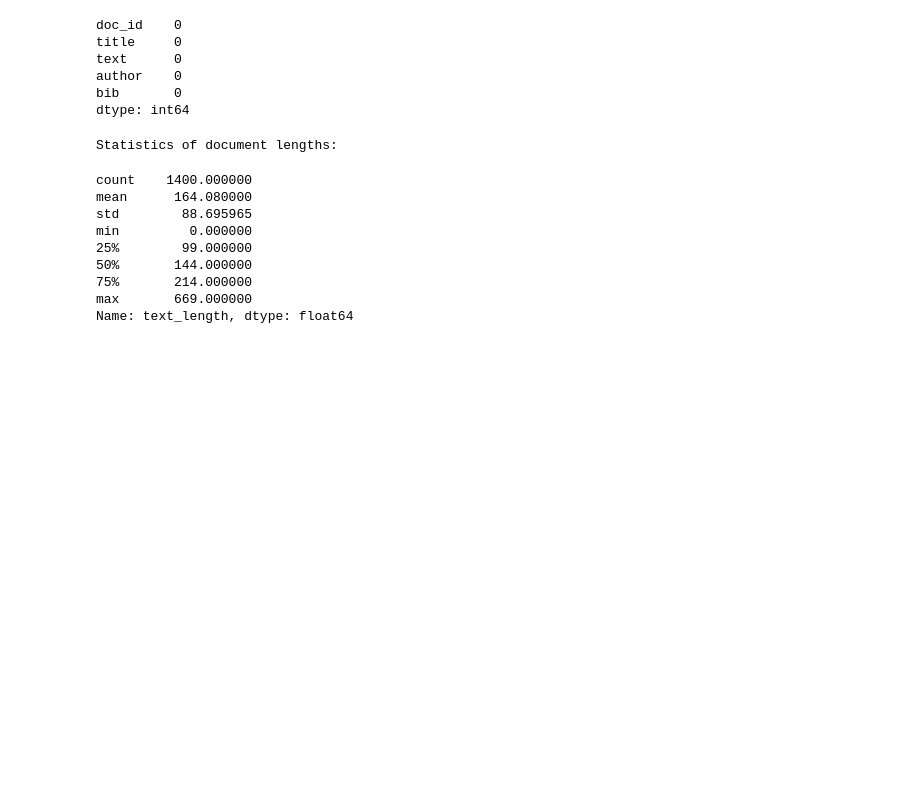
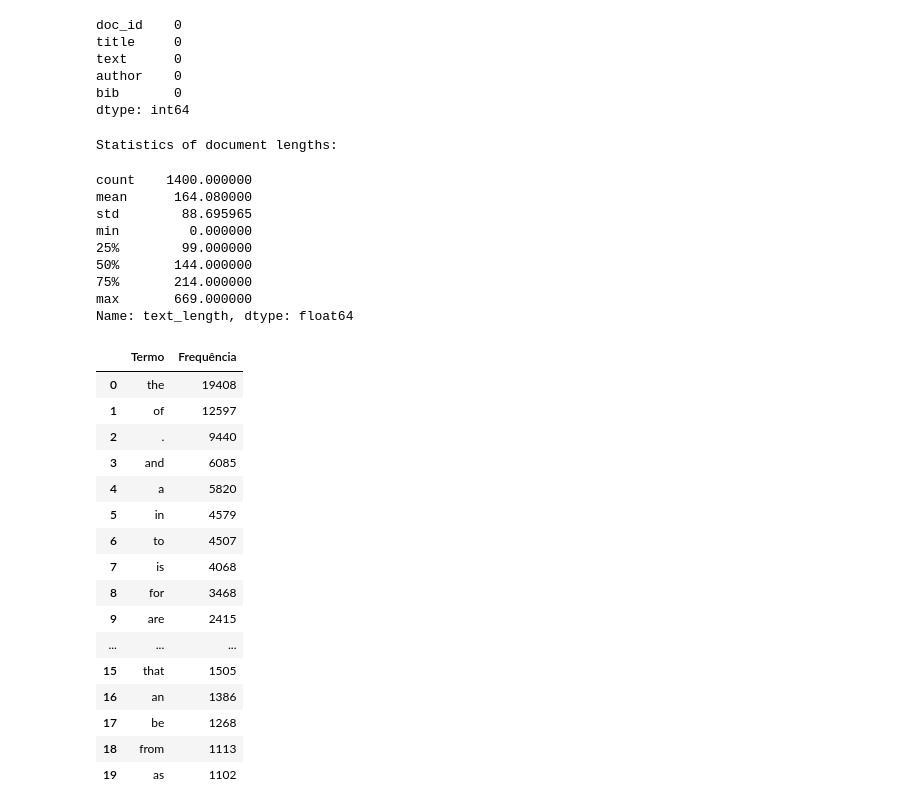
Before and after one commit to amandabzcosta/cranfield-info-retrieval, a Jupyter notebook: notebooks/01_exploratory_analysis.ipynb, the cells around one changed output. Saved outputs shown, nothing was run; the diff lists cells and outputs as text; code cells hidden in the pictures; blank space fills up the shorter version.

```diff
--- a/notebooks/01_exploratory_analysis.ipynb
+++ b/notebooks/01_exploratory_analysis.ipynb
@@ -86,3 +131,29 @@ min         0.000000
 75%       214.000000
 max       669.000000
 Name: text_length, dtype: float64
+# %%
+# Union of all words in the documents, converted to lowercase and split into individual words
+all_words = ' '.join(df_docs['text'].dropna()).lower().split()
+words_count = Counter(all_words)
+
+# Create a DataFrame to display the 20 most common words in the documents along with their frequencies
+df_freq = pd.DataFrame(words_count.most_common(20), columns=['Termo', 'Frequência'])
+display(df_freq)
+# %% [output]
+|  | Termo | Frequência |
+| 0 | the | 19408 |
+| 1 | of | 12597 |
+| 2 | . | 9440 |
+| 3 | and | 6085 |
+| 4 | a | 5820 |
+| 5 | in | 4579 |
+| 6 | to | 4507 |
+| 7 | is | 4068 |
+| 8 | for | 3468 |
+| 9 | are | 2415 |
+| ... | ... | ... |
+| 15 | that | 1505 |
+| 16 | an | 1386 |
+| 17 | be | 1268 |
+| 18 | from | 1113 |
+| 19 | as | 1102 |
```
Also changed, not shown: parts of 8 cells of this notebook, 3 other files.
